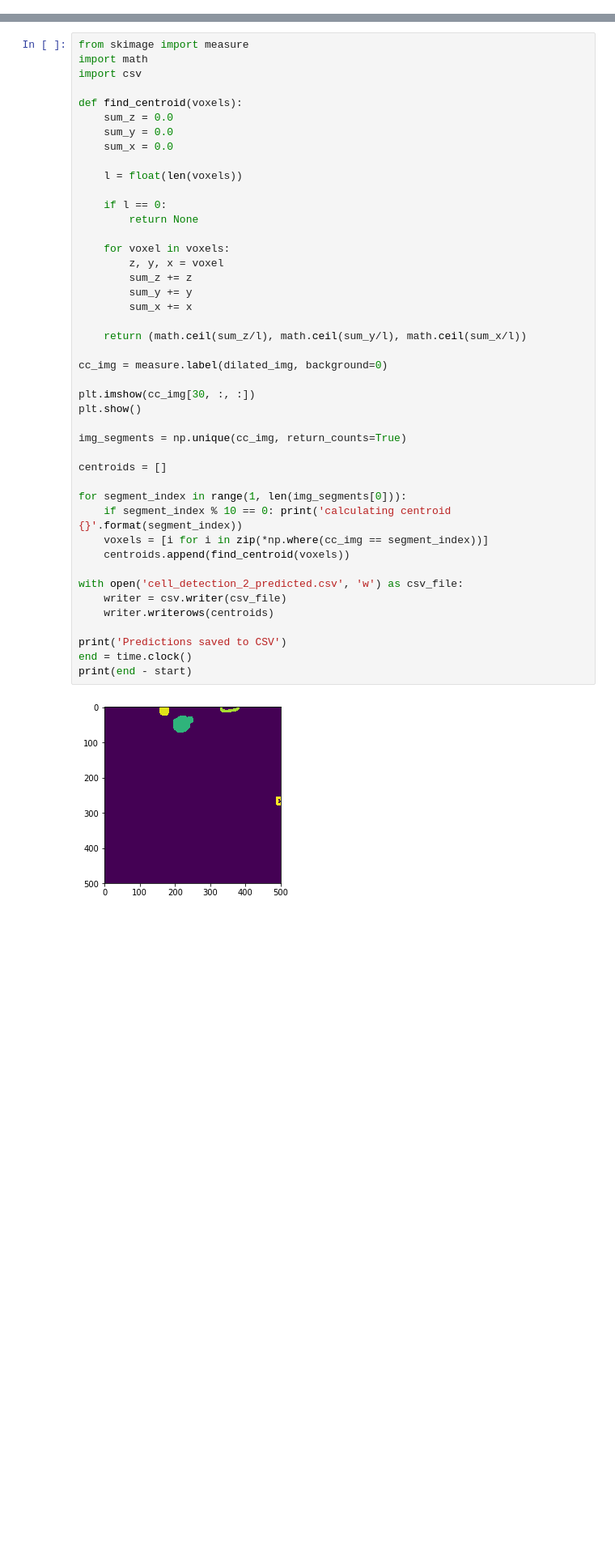
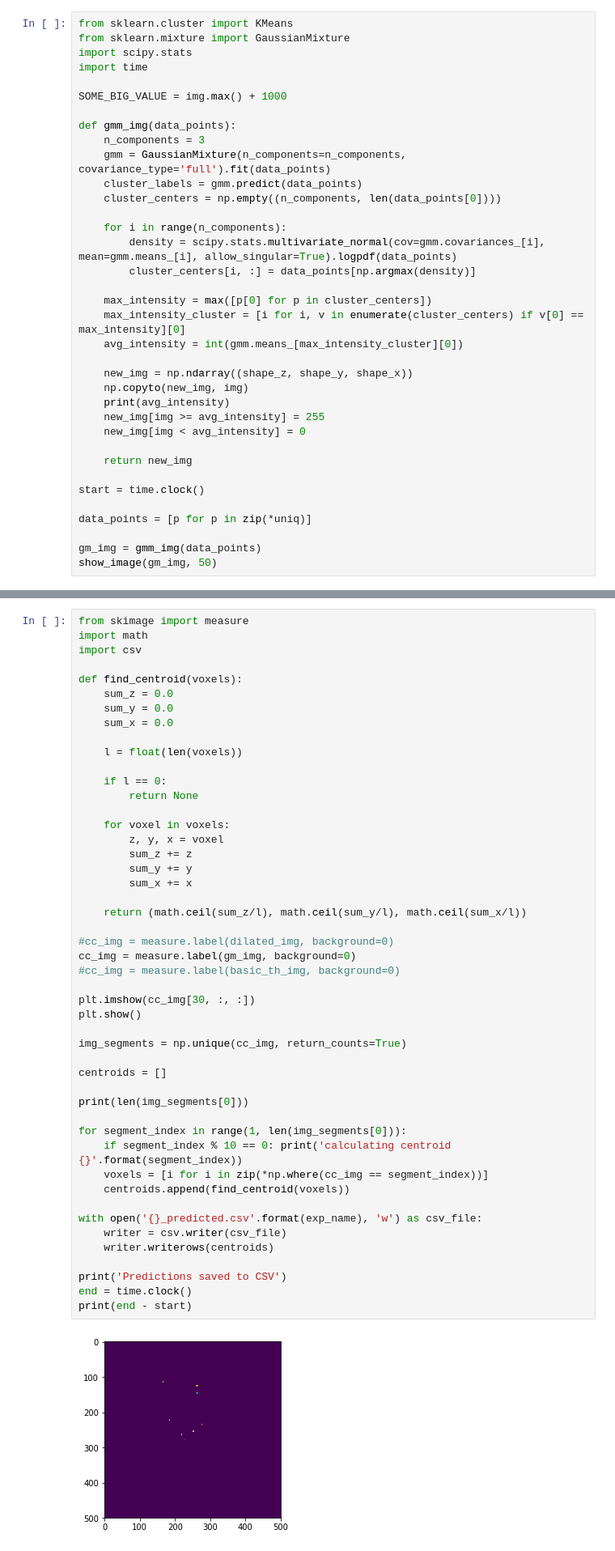
Before and after one commit to neurodata-cobalt/cobalt, a Jupyter notebook: src/jupyter/srivathsapv/package-log/Basic Preprocessing and Connected Components.ipynb, the cells around one changed output, grey strips where cells are left out. Shown at 81% size. Cells and saved outputs as stored; diff of their text form; blank space fills up the shorter version.

Commit message:
Updated notebook with GMM clustering

```diff
--- a/src/jupyter/srivathsapv/package-log/Basic Preprocessing and Connected Components.ipynb
+++ b/src/jupyter/srivathsapv/package-log/Basic Preprocessing and Connected Components.ipynb
@@ -27,0 +60,36 @@ shape_z, shape_y, shape_x = img.shape
+# %%
+from sklearn.cluster import KMeans
+from sklearn.mixture import GaussianMixture
+import scipy.stats
+import time
+
+SOME_BIG_VALUE = img.max() + 1000
+
+def gmm_img(data_points):
+    n_components = 3
+    gmm = GaussianMixture(n_components=n_components, covariance_type='full').fit(data_points)
+    cluster_labels = gmm.predict(data_points)
+    cluster_centers = np.empty((n_components, len(data_points[0])))
+
+    for i in range(n_components):
+        density = scipy.stats.multivariate_normal(cov=gmm.covariances_[i], mean=gmm.means_[i], allow_singular=True).logpdf(data_points)
+        cluster_centers[i, :] = data_points[np.argmax(density)]
+
+    max_intensity = max([p[0] for p in cluster_centers])
+    max_intensity_cluster = [i for i, v in enumerate(cluster_centers) if v[0] == max_intensity][0]
+    avg_intensity = int(gmm.means_[max_intensity_cluster][0])
+
+    new_img = np.ndarray((shape_z, shape_y, shape_x))
+    np.copyto(new_img, img)
+    print(avg_intensity)
+    new_img[img >= avg_intensity] = 255
+    new_img[img < avg_intensity] = 0
+
+    return new_img
+
+start = time.clock()
+
+data_points = [p for p in zip(*uniq)]
+
+gm_img = gmm_img(data_points)
+show_image(gm_img, 50)
@@ -90,33 +159,37 @@ def find_centroid(voxels):
         return None
 
     for voxel in voxels:
         z, y, x = voxel
         sum_z += z
         sum_y += y
         sum_x += x
 
     return (math.ceil(sum_z/l), math.ceil(sum_y/l), math.ceil(sum_x/l))
 
-cc_img = measure.label(dilated_img, background=0)
+#cc_img = measure.label(dilated_img, background=0)
+cc_img = measure.label(gm_img, background=0)
+#cc_img = measure.label(basic_th_img, background=0)
 
 plt.imshow(cc_img[30, :, :])
 plt.show()
 
 img_segments = np.unique(cc_img, return_counts=True)
 
 centroids = []
 
+print(len(img_segments[0]))
+
 for segment_index in range(1, len(img_segments[0])):
     if segment_index % 10 == 0: print('calculating centroid {}'.format(segment_index))
     voxels = [i for i in zip(*np.where(cc_img == segment_index))]
     centroids.append(find_centroid(voxels))
 
-with open('cell_detection_2_predicted.csv', 'w') as csv_file:
+with open('{}_predicted.csv'.format(exp_name), 'w') as csv_file:
     writer = csv.writer(csv_file)
     writer.writerows(centroids)
 
 print('Predictions saved to CSV')
 end = time.clock()
 print(end - start)
 # %% [output]
-[figure, old version]
+[figure, new version]
```
Also changed, not shown: parts of 9 cells of this notebook, 7 other files.
